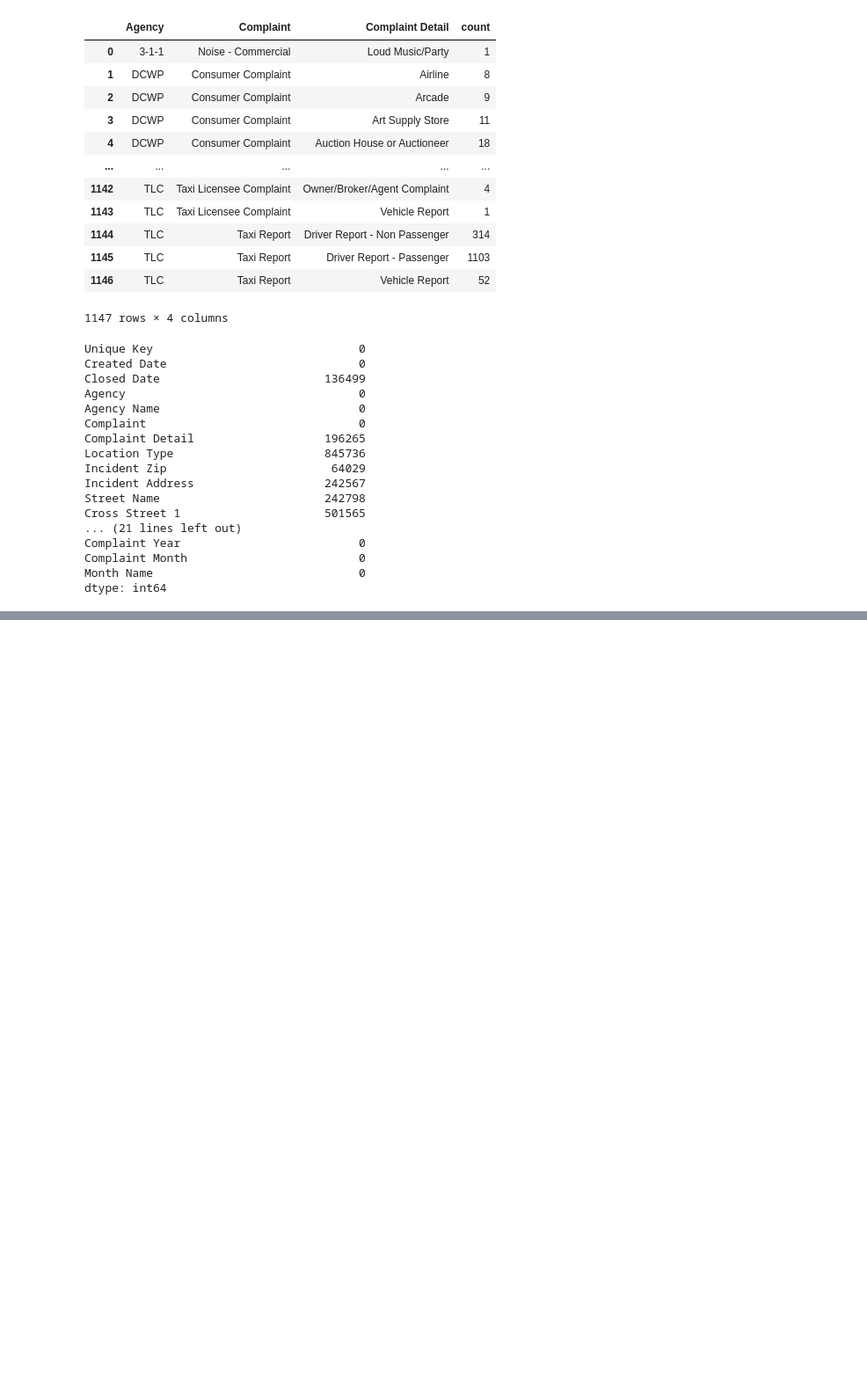
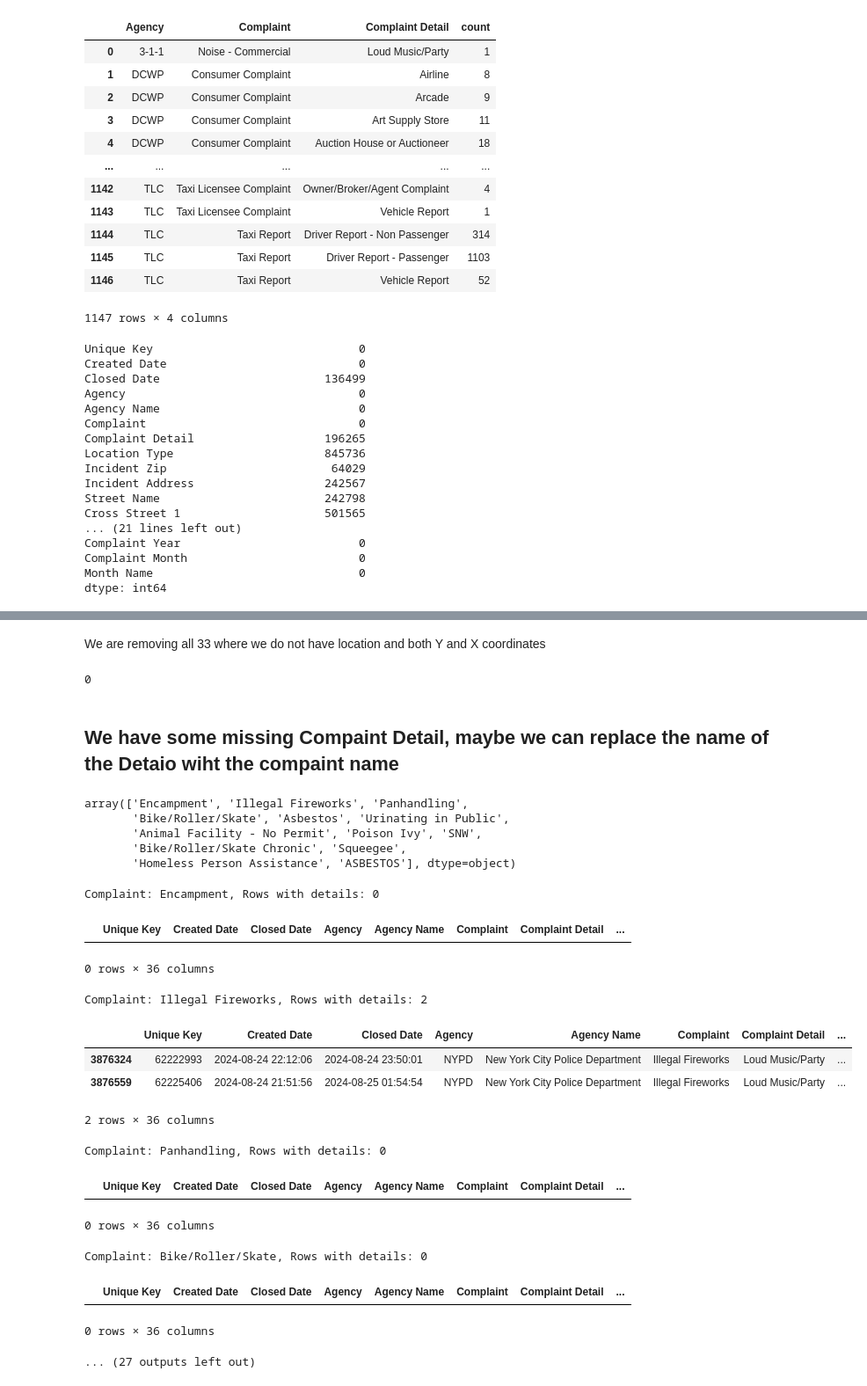
Before and after one commit to QMSS-G5063-2026/Group_Project_311_Service_Requests, a Jupyter notebook: 311_Analysis_Data_Vis.ipynb, the cells around one changed output, grey strips where cells are left out. Shown at 88% size. Cells and saved outputs as stored; diff of their text form; code cells hidden in the pictures; blank space fills up the shorter version.

```diff
--- a/311_Analysis_Data_Vis.ipynb
+++ b/311_Analysis_Data_Vis.ipynb
@@ -226,0 +217,48 @@ df["Location"].isna().sum()  # should be 0
+# %% [markdown]
+We are removing all 33 where we do not have location and both Y and X coordinates
+# %%
+# Keep only rows where Location is not null
+df = df[df["Location"].notna()]
+
+# Quick check
+df["Location"].isna().sum()  # should be 0
+# %% [output]
+0
+# %% [markdown]
+## We have some missing Compaint Detail, maybe we can replace the name of the Detaio wiht the compaint name
+# %%
+# Filter rows where Complaint Detail is null
+missing_detail_rows = df[df["Complaint Detail"].isna()]
+
+# Get unique Complaint values that have missing details
+missing_complaints = missing_detail_rows["Complaint"].unique()
+
+# Display them
+missing_complaints
+# %% [output]
+array(['Encampment', 'Illegal Fireworks', 'Panhandling',
+       'Bike/Roller/Skate', 'Asbestos', 'Urinating in Public',
+       'Animal Facility - No Permit', 'Poison Ivy', 'SNW',
+       'Bike/Roller/Skate Chronic', 'Squeegee',
+       'Homeless Person Assistance', 'ASBESTOS'], dtype=object)
+# %%
+for complaint in missing_complaints:
+    rows_with_details = df[(df["Complaint"] == complaint) & (df["Complaint Detail"].notna())]
+    print(f"Complaint: {complaint}, Rows with details: {len(rows_with_details)}")
+    display(rows_with_details.head())
+# %% [output]
+Complaint: Encampment, Rows with details: 0
+|  | Unique Key | Created Date | Closed Date | Agency | Agency Name | Complaint | Complaint Detail | ... |
+0 rows × 36 columns
+Complaint: Illegal Fireworks, Rows with details: 2
+|  | Unique Key | Created Date | Closed Date | Agency | Agency Name | Complaint | Complaint Detail | ... |
+| 3876324 | 62222993 | 2024-08-24 22:12:06 | 2024-08-24 23:50:01 | NYPD | New York City Police Department | Illegal Fireworks | Loud Music/Party | ... |
+| 3876559 | 62225406 | 2024-08-24 21:51:56 | 2024-08-25 01:54:54 | NYPD | New York City Police Department | Illegal Fireworks | Loud Music/Party | ... |
+2 rows × 36 columns
+Complaint: Panhandling, Rows with details: 0
+|  | Unique Key | Created Date | Closed Date | Agency | Agency Name | Complaint | Complaint Detail | ... |
+0 rows × 36 columns
+Complaint: Bike/Roller/Skate, Rows with details: 0
+|  | Unique Key | Created Date | Closed Date | Agency | Agency Name | Complaint | Complaint Detail | ... |
+0 rows × 36 columns
+... (27 outputs left out)
```
Also changed, not shown: parts of 36 cells of this notebook.
